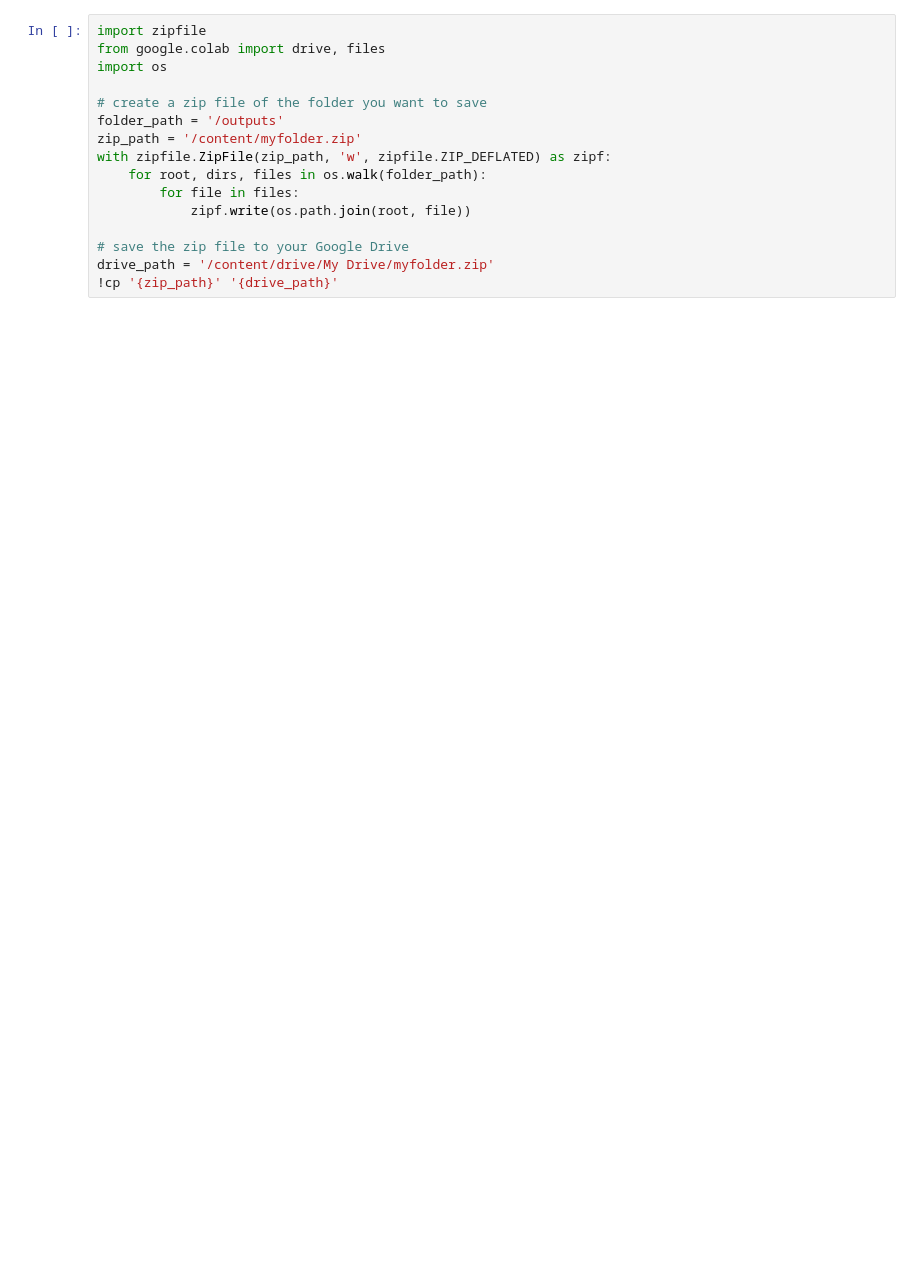
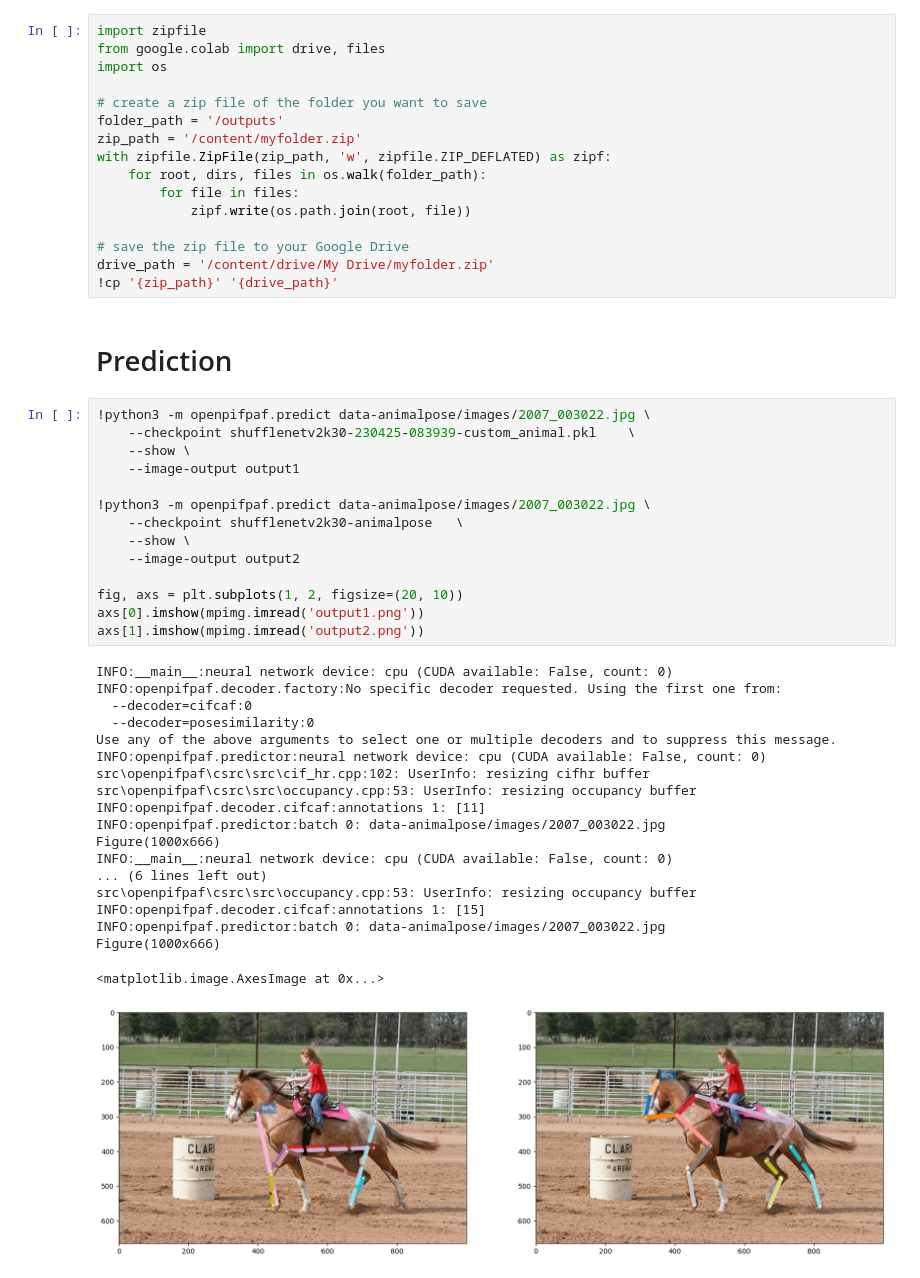
Before and after one commit to jsilveira1409/CIVIL-459-Animal-Pose-Estimation, a Jupyter notebook: openpifpaf2.ipynb, the cells around one changed output. Saved outputs shown, nothing was run; the diff lists cells and outputs as text; blank space fills up the shorter version.

Commit message:
testing predictions

```diff
--- a/openpifpaf2.ipynb
+++ b/openpifpaf2.ipynb
@@ -144,3 +97,39 @@ with zipfile.ZipFile(zip_path, 'w', zipfile.ZIP_DEFLATED) as zipf:
 # save the zip file to your Google Drive
 drive_path = '/content/drive/My Drive/myfolder.zip'
 !cp '{zip_path}' '{drive_path}'
+# %% [markdown]
+# Prediction
+# %%
+!python3 -m openpifpaf.predict data-animalpose/images/2007_003022.jpg \
+    --checkpoint shufflenetv2k30-230425-083939-custom_animal.pkl    \
+    --show \
+    --image-output output1
+
+!python3 -m openpifpaf.predict data-animalpose/images/2007_003022.jpg \
+    --checkpoint shufflenetv2k30-animalpose   \
+    --show \
+    --image-output output2
+
+fig, axs = plt.subplots(1, 2, figsize=(20, 10))
+axs[0].imshow(mpimg.imread('output1.png'))
+axs[1].imshow(mpimg.imread('output2.png'))
+# %% [output]
+INFO:__main__:neural network device: cpu (CUDA available: False, count: 0)
+INFO:openpifpaf.decoder.factory:No specific decoder requested. Using the first one from:
+  --decoder=cifcaf:0
+  --decoder=posesimilarity:0
+Use any of the above arguments to select one or multiple decoders and to suppress this message.
+INFO:openpifpaf.predictor:neural network device: cpu (CUDA available: False, count: 0)
+src\openpifpaf\csrc\src\cif_hr.cpp:102: UserInfo: resizing cifhr buffer
+src\openpifpaf\csrc\src\occupancy.cpp:53: UserInfo: resizing occupancy buffer
+INFO:openpifpaf.decoder.cifcaf:annotations 1: [11]
+INFO:openpifpaf.predictor:batch 0: data-animalpose/images/2007_003022.jpg
+Figure(1000x666)
+INFO:__main__:neural network device: cpu (CUDA available: False, count: 0)
+... (6 lines left out)
+src\openpifpaf\csrc\src\occupancy.cpp:53: UserInfo: resizing occupancy buffer
+INFO:openpifpaf.decoder.cifcaf:annotations 1: [15]
+INFO:openpifpaf.predictor:batch 0: data-animalpose/images/2007_003022.jpg
+Figure(1000x666)
+<matplotlib.image.AxesImage at 0x...>
+[figure, added]
```
Also changed, not shown: parts of 5 cells of this notebook, 4 other files.
